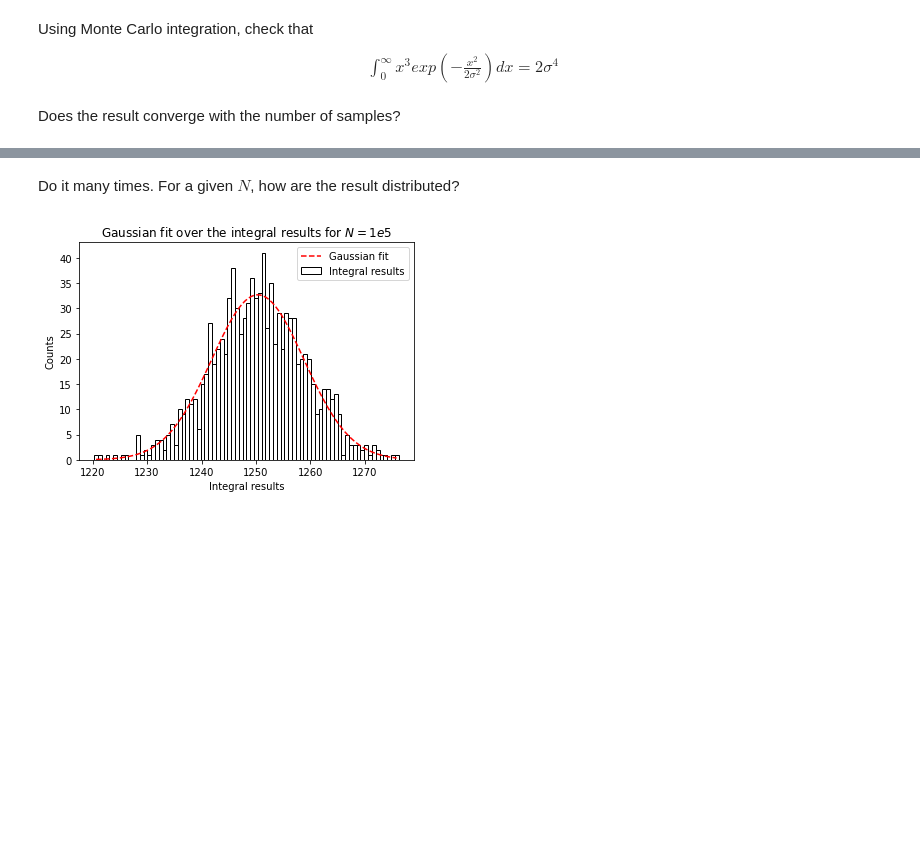
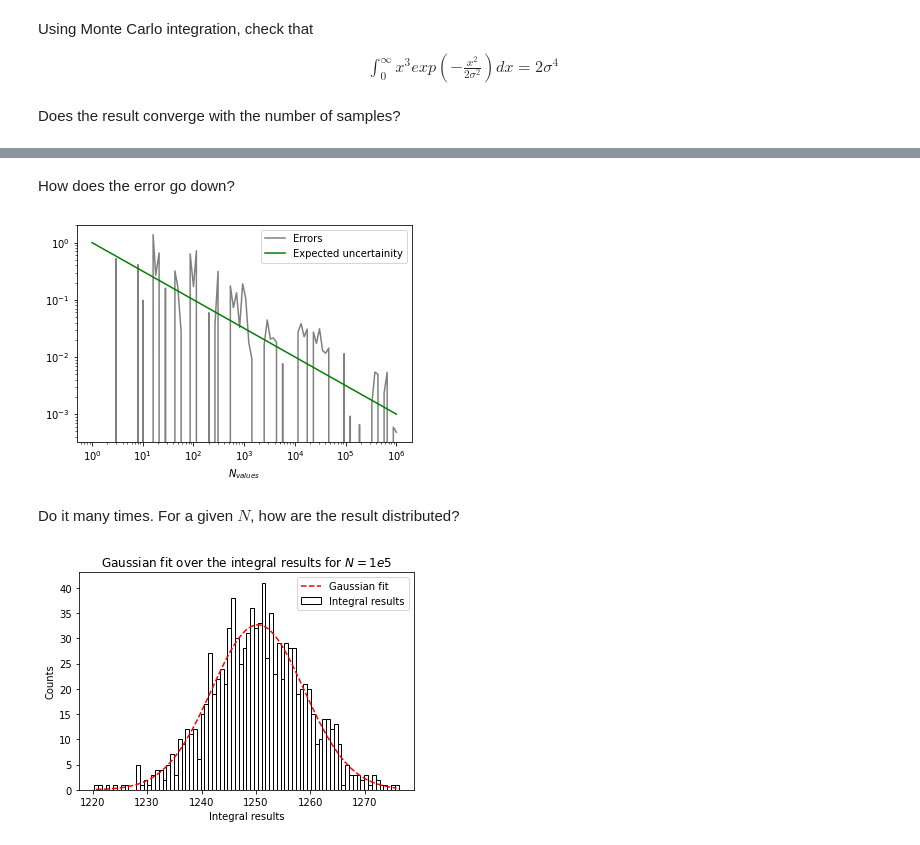
Before and after one commit to LorenzoVigan56/astrostatistics_bicocca_2024, a Jupyter notebook: working/L03_Integrals.ipynb, the cells around one changed output, grey strips where cells are left out. Cells and saved outputs as stored; diff of their text form; code cells hidden in the pictures; blank space fills up the shorter version.

```diff
--- a/working/L03_Integrals.ipynb
+++ b/working/L03_Integrals.ipynb
@@ -58,3 +86,17 @@ plt.plot(valori_N, errors, color = 'grey')
+# %% [markdown]
+How does the error go down?
+# %%
+error = (results - truevalue(sigma))/truevalue(sigma)
+
+plt.plot(N_values, error, color = 'grey', label='Errors')
+plt.axhline(0, color='red')
+plt.plot(N_values, N_values**(-0.5), c='green', label='Expected uncertainity')
+plt.loglog()
+plt.xlabel("$N_{values}$")
+plt.legend()
+plt.show()
+# %% [output]
+[figure, added]
 # %% [markdown]
 Do it many times. For a given $N$, how are the result distributed?
 # %%
```
Also changed, not shown: parts of 5 cells of this notebook, 7 other files.
